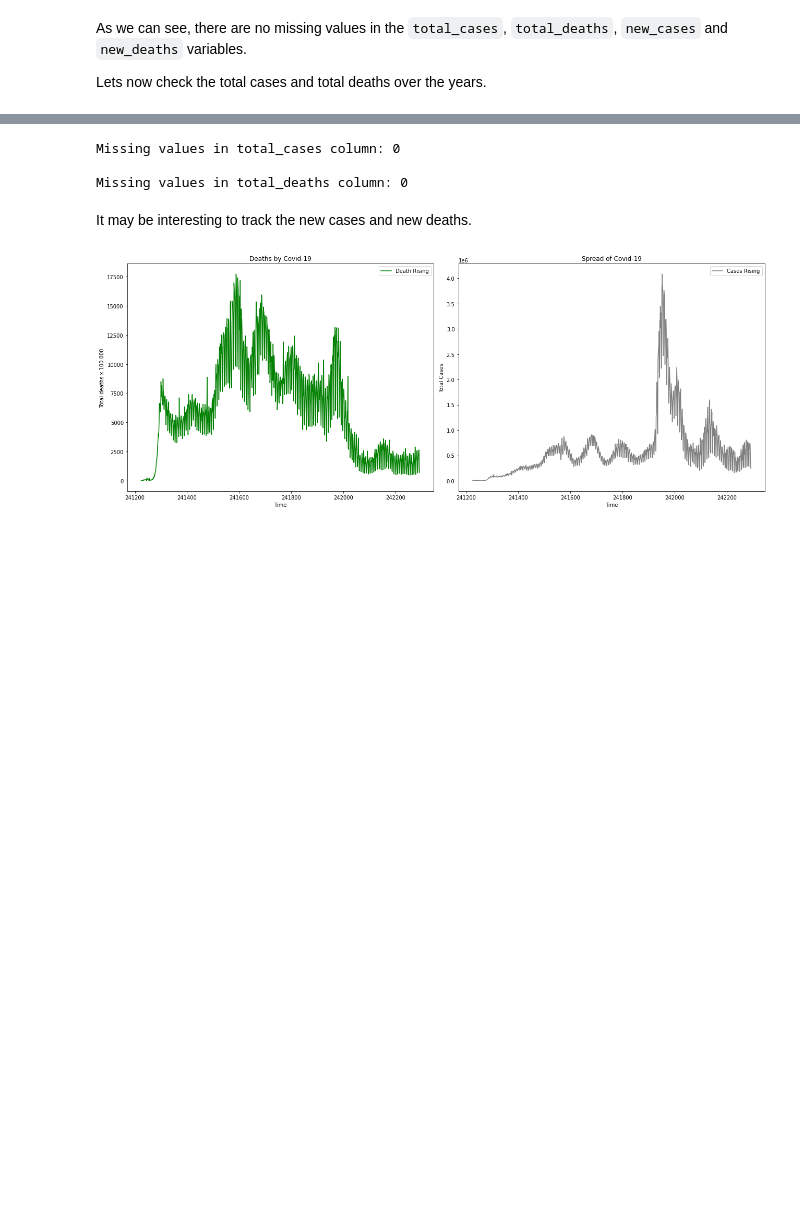
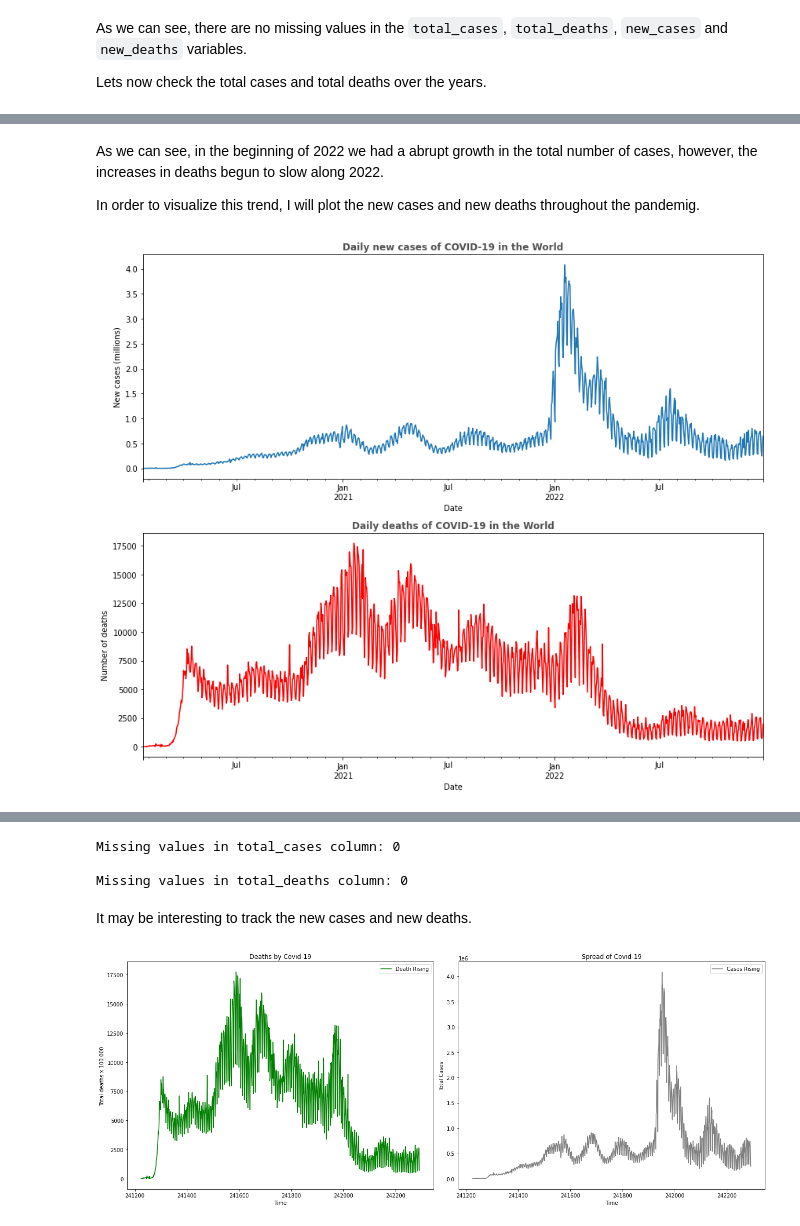
Before and after one commit to Mdrsilva/Covid-19_Data_Analysis, a Jupyter notebook: Covid_19_Data_Analysis.ipynb, the cells around one changed output, grey strips where cells are left out. Cells and saved outputs as stored; diff of their text form; code cells hidden in the pictures; blank space fills up the shorter version.

```diff
--- a/Covid_19_Data_Analysis.ipynb
+++ b/Covid_19_Data_Analysis.ipynb
@@ -672,0 +662,24 @@ plt.tight_layout()
+# %% [markdown]
+As we can see, in the beginning of 2022 we had a abrupt growth in the total number of cases, however, the increases in deaths begun to slow along 2022.
+
+In order to visualize this trend, I will plot the new cases and new deaths throughout the pandemig.
+# %%
+# Plotting new cases and new deaths
+fig, (ax1, ax2) = plt.subplots(nrows = 2, ncols=1, figsize=(12,10))
+
+(df_world['new_cases'] / 1000000).plot(kind="line", ax=ax1)
+ax1.set_title("Daily new cases of COVID-19 in the World", color = grey_text, fontweight='bold')
+
+# add_titlebox(ax1, 'Total Cases of COVID-19 in the World')
+ax1.set_ylabel("New cases (millions)")
+ax1.set_xlabel("Date")
+
+(df_world['new_deaths']).plot(kind="line", ax=ax2, color="r")
+#ax2.set_title("Mortes por Covid-19 no Mundo")
+ax2.set_title("Daily deaths of COVID-19 in the World", color = grey_text, fontweight='bold')
+ax2.set_ylabel("Number of deaths")
+ax2.set_xlabel("Date")
+
+plt.tight_layout()
+# %% [output]
+[figure, added]
```
Also changed, not shown: parts of 14 cells of this notebook.
